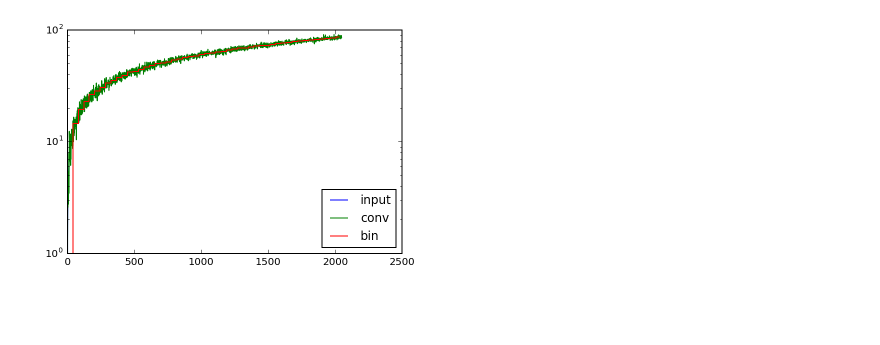
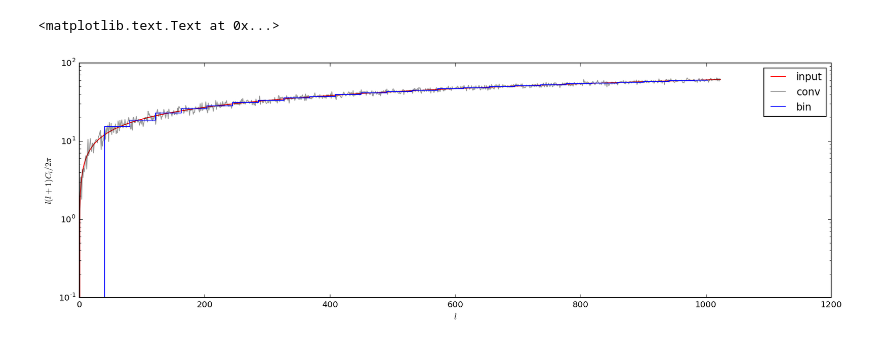
Before and after one commit to DanielLenz/powerspectrum_master, a Jupyter notebook: binning.ipynb, the cells around one changed output. Cells and saved outputs as stored; diff of their text form; code cells hidden in the pictures; blank space fills up the shorter version.

```diff
--- a/binning.ipynb
+++ b/binning.ipynb
@@ -19,7 +19,7 @@ import core as cr
 # %%
-NSIDE = 2048
+NSIDE = 512
 NPIX = hp.nside2npix(NSIDE)
-LMAX = NSIDE
+LMAX = 2*NSIDE
 # %%
 power = (lambda k: 12 / (k + 1) ** 1.5)
 cl_in = power(np.arange(LMAX))
@@ -41 +36,4 @@ cl_conv = hp.sphtfunc.anafast(random_field, lmax=LMAX-1)
+# %%
+PSE = PowSpecEstimator(random_field, lmax=LMAX)
+PSE.set_bins(nbins=25)
 # %%
@@ -52,8 +50,12 @@ cl_bin = np.dot(P_bl, cl_conv)
 # %%
-pl.plot(ls, ls * (ls+1)/2./np.pi * cl_in, label='input')
-pl.plot(ls, ls * (ls+1)/2./np.pi * cl_conv, label='conv')
-pl.plot(bin_centres, cl_bin, label='bin', drawstyle='steps-mid')
+pl.figure(figsize=(16, 5))
+pl.plot(PSE.ls, PSE.norm * cl_in, label='input', c='r')
+pl.plot(PSE.ls, PSE.norm * PSE.cl_conv, label='conv', c='k', alpha=0.4)
+pl.plot(PSE.bin_centres, PSE.cl_binned, label='bin', drawstyle='steps-mid', c='b')
 pl.legend(loc='best')
 pl.yscale('log')
+pl.xlabel(r'$l$')
+pl.ylabel(r'$l(l+1)C_l/2\pi$')
 # %% [output]
+<matplotlib.text.Text at 0x...>
-[figure, old version]
+[figure, new version]
```
Also changed, not shown: parts of 7 cells of this notebook.
